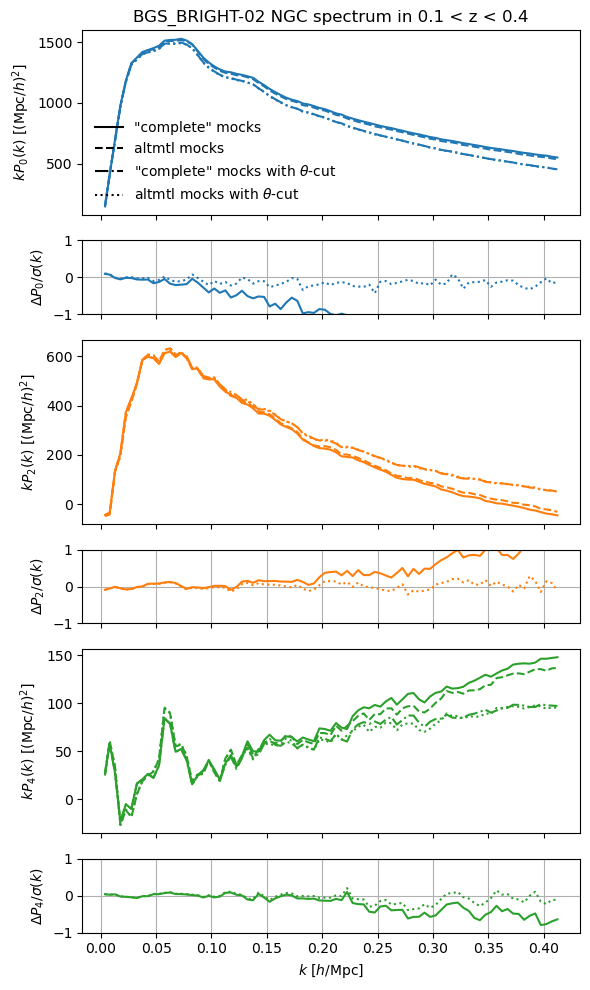
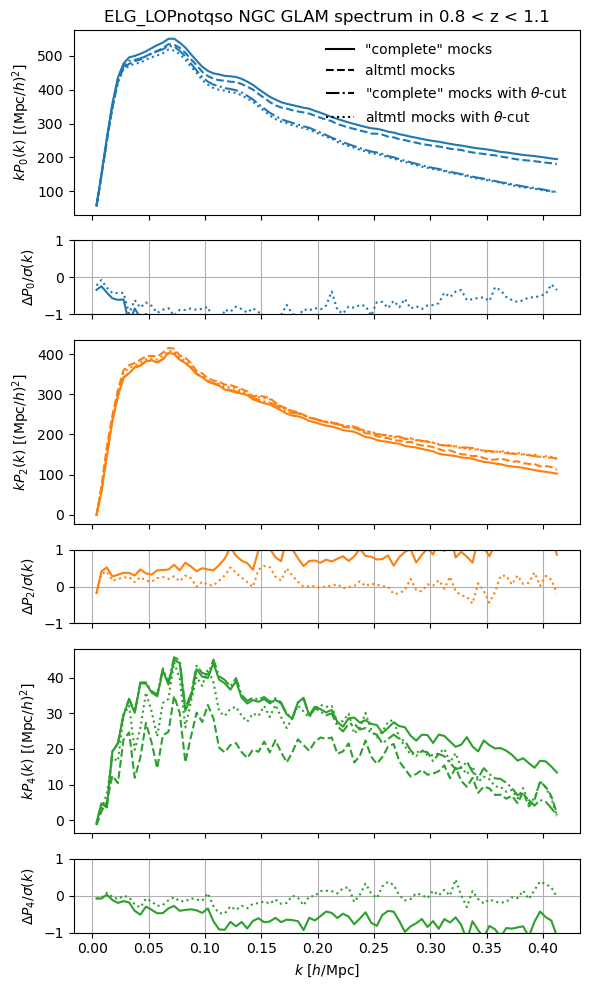
Unified diff of the notebook cell whose output changed from the first chart to the second:
--- before
+++ after
@@ -1,5 +1,5 @@
 with_thetacut = True
 
-for tracer in ['BGS_BRIGHT-21.35', 'LRG', 'ELG_LOPnotqso', 'QSO'][:1]:
+for tracer in ['BGS_BRIGHT-21.35', 'LRG', 'ELG_LOPnotqso', 'QSO'][2:3]:
     for zrange in tools.propose_fiducial('zranges', tracer):
         for kind in ['mesh2_spectrum']:
@@ -20,11 +20,7 @@
 
             nmocks = 250
-            imocks = range(25)
+            imocks = range(nmocks)
             #version = 'abacus-hf-dr2-v2-altmtl'
             version = 'glam-uchuu-v2-altmtl'
-            if 'BGS' in tracer:
-                version = 'abacus-2ndgen-dr2-altmtl'
-                #tracer = 'BGS_ANY-02'
-                tracer = 'BGS_BRIGHT-02'
             fns = [tools.get_stats_fn(stats_dir=stats_dir, kind=kind, project=project, version=version, tracer=tracer,
                                       zrange=zrange, region=region, weight='default-FKP', basis='sugiyama-diagonal', imock=imock) for imock in imocks]
@@ -54,5 +50,5 @@
                 ells = mean.ells
                 fig, lax = plt.subplots(len(ells) * 2, figsize=(6, 10), sharex=True, gridspec_kw={'height_ratios': [2.5, 1] * len(ells)})
-                lax[0].set_title(f'{tracer} {region} spectrum in {zrange[0]:.1f} < z < {zrange[1]:.1f}')
+                lax[0].set_title(f'{tracer} {region} GLAM spectrum in {zrange[0]:.1f} < z < {zrange[1]:.1f}')
                 for ill, ell in enumerate(mean.ells):
                     ax = lax[2 * ill]

Commit: fiber assignment tests with GLAM ELG mocks